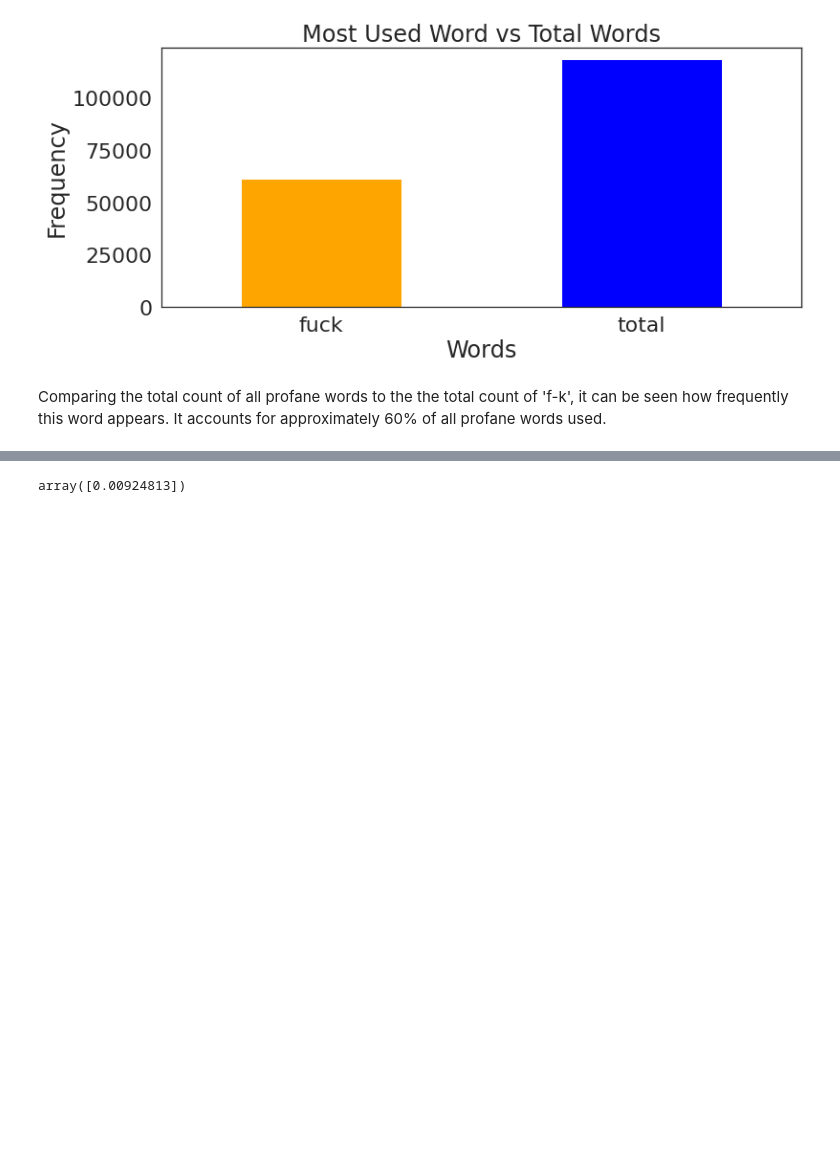
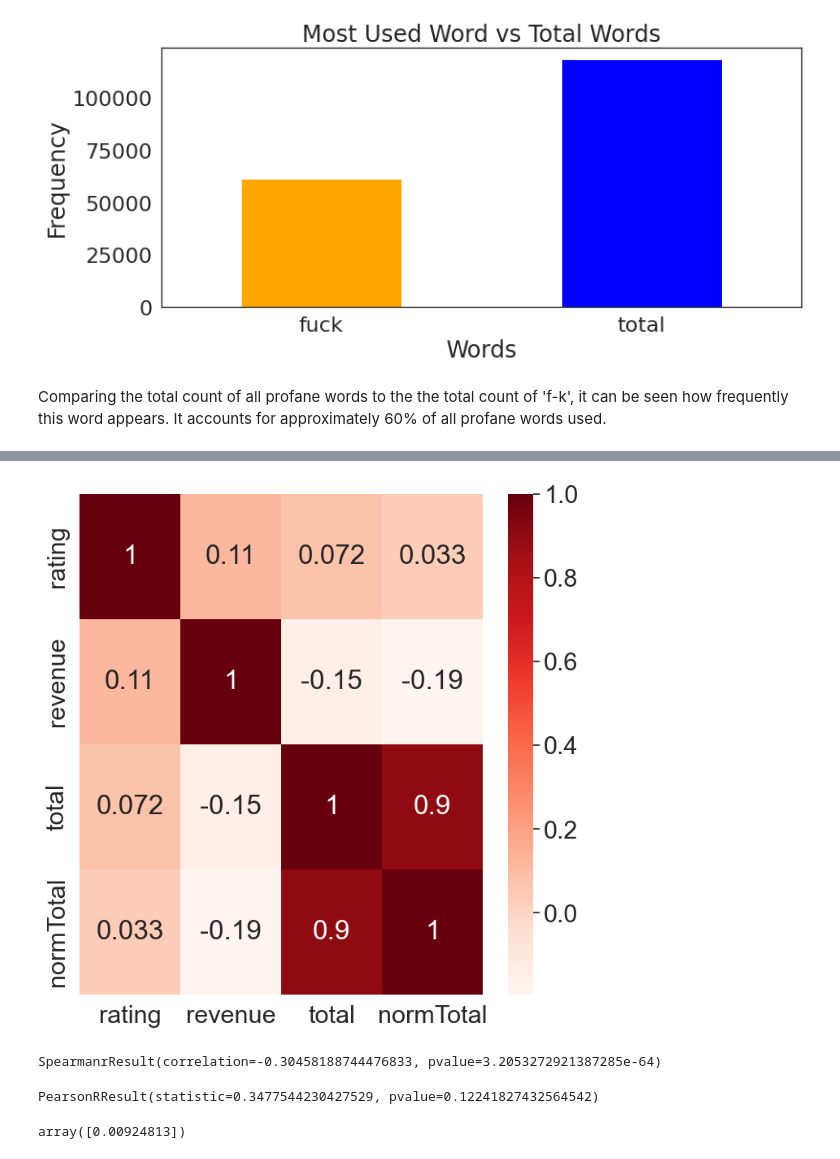
Before and after one commit to ima-quack/COGS108_ProfanityResearch, a Jupyter notebook: EDACheckpointGroup_039-Wi23.ipynb, the cells around one changed output, grey strips where cells are left out. Saved outputs shown, nothing was run; the diff lists cells and outputs as text; code cells hidden in the pictures; blank space fills up the shorter version.

```diff
--- a/EDACheckpointGroup_039-Wi23.ipynb
+++ b/EDACheckpointGroup_039-Wi23.ipynb
@@ -166,3 +185,25 @@ ValueError: Could not interpret value `revenue` for parameter `y`
+# %%
+df_corr = dfTotal[['mpaa_rating','total','normTotal','rating','revenue']]
+plt.figure(figsize=(8,8))
+cor = df_corr.corr(method='pearson').sort_values(['rating'],ascending=False)
+cor = cor[cor.index]
+sns.heatmap(cor, annot=True, cmap=plt.cm.Reds)
+plt.show()
+# %% [output]
+[figure, added]
+# %%
+from scipy.stats import spearmanr
+from scipy.stats import pearsonr
+
+spearmanr(dfPredict['normTotal'],dfPredict['rating'])
+spearmanr(dfPredict['normTotal'],dfPredict['revenue'])
+# %% [output]
+SpearmanrResult(correlation=-0.30458188744476833, pvalue=3.2053272921387285e-64)
+# %%
+pearsonr(profanePrecentMean['normTotal'],ratingsCountsMean['rating'])
+#spearmanr(profanePrecentMean['normTotal'],boxCountsMean['revenue'])
+# %% [output]
+PearsonRResult(statistic=0.3477544230427529, pvalue=0.12241827432564542)
 # %%
 regr = svm.SVR()
 regr.fit(dfPredict['rating'].values.reshape(-1,1),dfPredict['normTotal'].values.reshape(-1,1))
```
Also changed, not shown: parts of 17 cells of this notebook.
